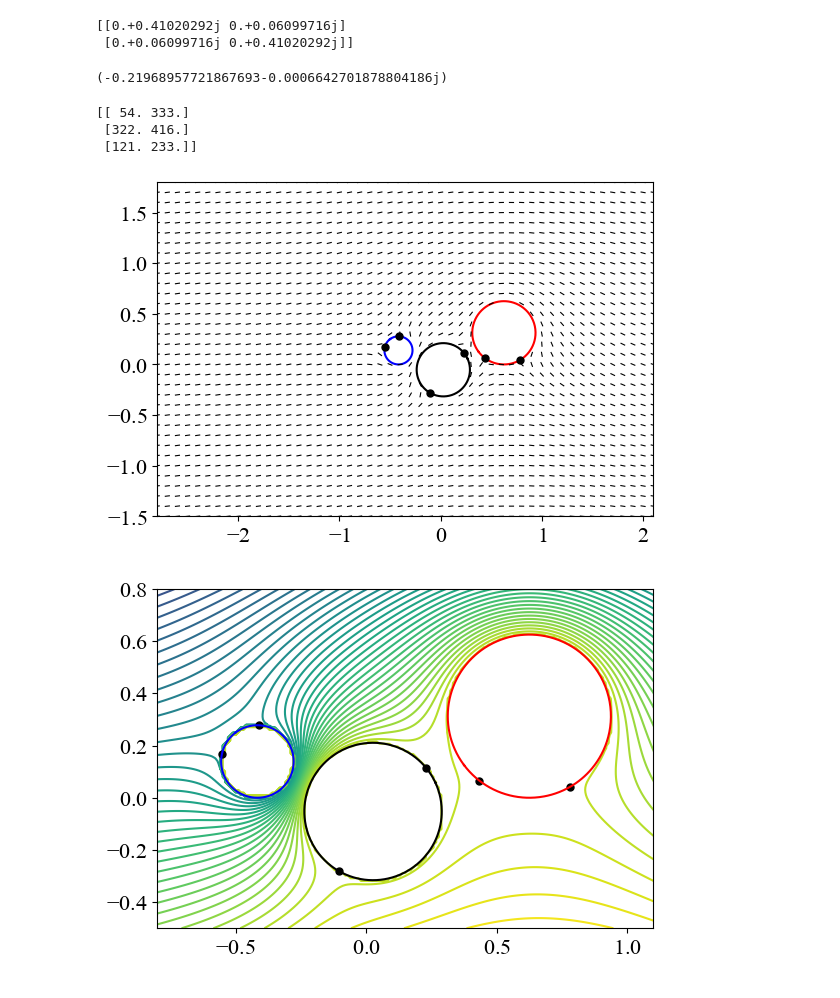
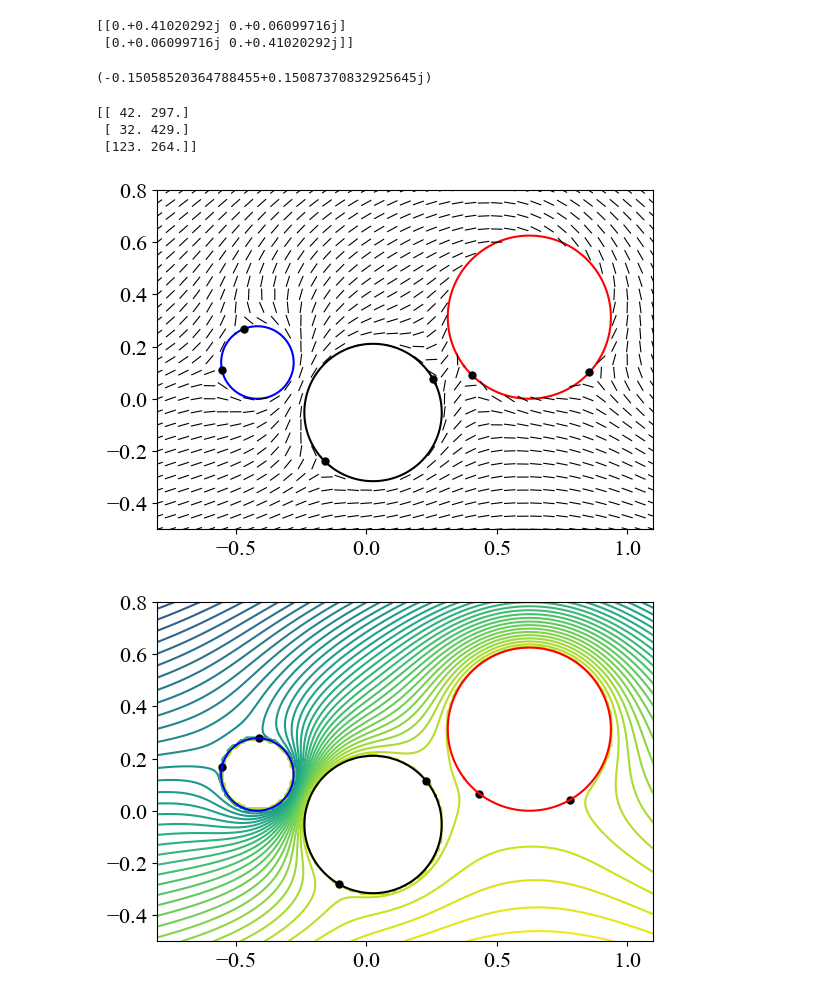
Before and after one commit to wp1306/alpha_prime_functions, a Jupyter notebook: nematic_plot.ipynb, the cells around one changed output. Drawn from its saved outputs; the diff is of its cells as text; code cells hidden in the pictures.

```diff
--- a/nematic_plot.ipynb
+++ b/nematic_plot.ipynb
@@ -92,7 +94,7 @@ print(taujk)
 # Domain / Schottky parameters (owned by this notebook)
 #qv = np.array([0.2,0.5,0.1])
 ac = real(np.dot(taujk,Upsilonlist)/2j)
-alpha = np.array([[ac[0]],[ac[1]]])
+alpha = np.array([[ac[0]+pi/2],[ac[1]]])
 level = 4
 init_context(qv, dv, alpha, level_in=level)
 
@@ -178,7 +180,7 @@ print(Galphaj(0.3+0.7j,0.4j,0))
 #wp = vj(1,z)   1--M     # same object, direct import
 #wp = dvj(1, z)        # general index
 # %% [output]
-(-0.21968957721867693-0.0006642701878804186j)
+(-0.15058520364788455+0.15087370832925645j)
 # %%
 # finding topological defect locations
 bv0 = zzeta(zp)
@@ -230,41 +232,42 @@ for k in range(M+1):
 
 print(idx_jump)
 # %% [output]
-[[ 54. 333.]
- [322. 416.]
- [121. 233.]]
+[[ 42. 297.]
+ [ 32. 429.]
+ [123. 264.]]
 # %%
 
 plt.figure()
 plt.plot(bv0.real,bv0.imag,"k-")
 plt.plot(bv1.real,bv1.imag,"r-")
 plt.plot(bv2.real,bv2.imag,"b-")
 plt.axis('square')
 
-dx = 0.01
+dx = 0.05
 nl = 0.02
 [X,Y] = np.meshgrid(np.arange(-1.2,1.2,dx),np.arange(-0.5,1.2,dx))
 #[X,Y] = np.meshgrid(np.arange(-3.2,3.2,dx),np.arange(-1.5,2.2,dx))
 phimat = np.zeros((np.size(X,0),np.size(X,1)))
 for j in range(np.size(X,0)):
     for k in range(np.size(X,1)):
         z = X[j,k] + 1j*Y[j,k]
         if not bv0path.contains_point((z.real, z.imag)):
             if not bv1path.contains_point((z.real, z.imag)):
                 if not bv2path.contains_point((z.real, z.imag)):
                     phimat[j,k] = np.array(-imag(Omegaz(z)).item())
                     vec = np.array([z,z]) + exp(1j*phimat[j,k])*np.array([-nl,nl])
                     plt.plot(vec.real,vec.imag,"k-",linewidth=0.8)
 
 for k in range(M+1):
     plt.plot(circ[int(idx_jump[k,0]),k].real,circ[int(idx_jump[k,0]),k].imag,"k.",markersize=10)
     plt.plot(circ[int(idx_jump[k,1]),k].real,circ[int(idx_jump[k,1]),k].imag,"k.",markersize=10)
 
-plt.xlim([-2.8,2.1])
-plt.ylim([-1.5,1.8])
+plt.xlim([-0.8,1.1])
+plt.ylim([-0.5,0.8])
+#plt.savefig("output/nematic_new_check.pdf")
 plt.show()
 # %% [output]
-[figure, old version]
+[figure, new version]
 # %%
 
 dx = 0.01
```
Also changed, not shown: parts of 4 cells of this notebook, 3 other files.
